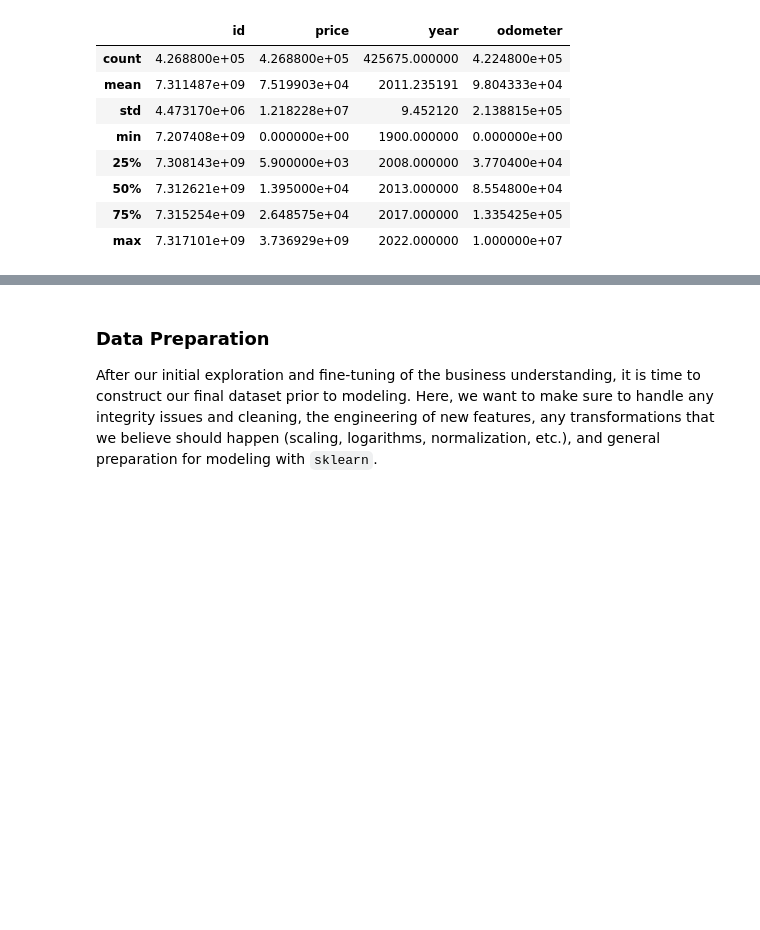
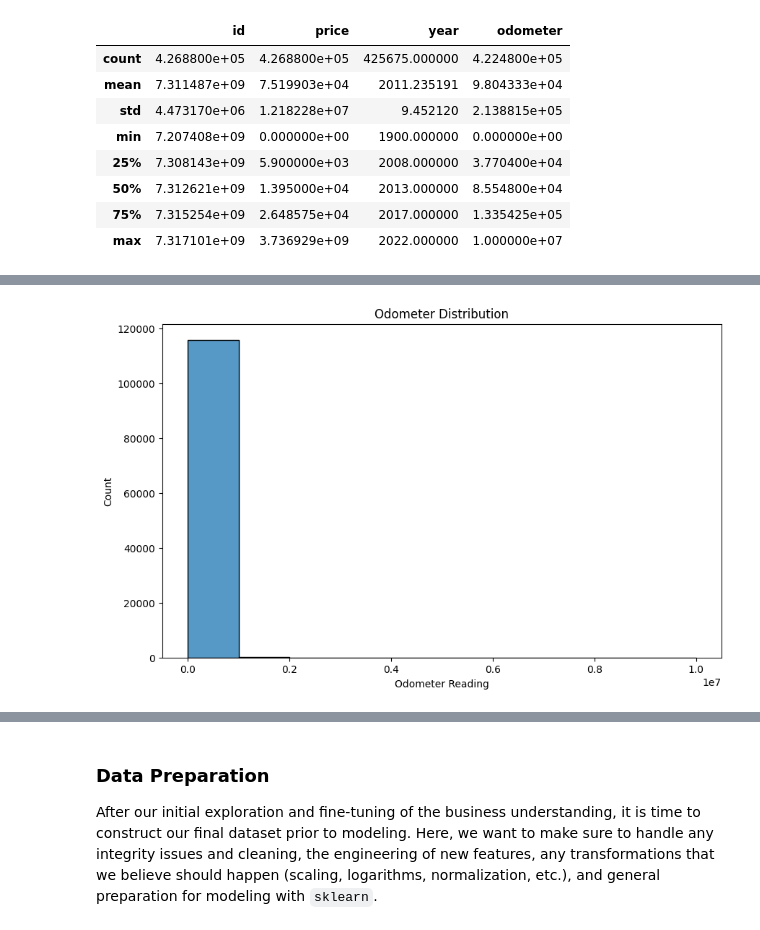
Before and after one commit to ashrivastav33/predict_car_price, a Jupyter notebook: code/predict_car_price_ashri33.ipynb, the cells around one changed output, grey strips where cells are left out. Saved outputs shown, nothing was run; the diff lists cells and outputs as text; code cells hidden in the pictures; blank space fills up the shorter version.

```diff
--- a/code/predict_car_price_ashri33.ipynb
+++ b/code/predict_car_price_ashri33.ipynb
@@ -92,0 +121,8 @@ used_vehicle_df.describe()
+# %%
+plt.figure(figsize=(10,6))
+sns.histplot(used_vehicle_df['odometer'], bins=10)
+plt.title("Odometer Distribution")
+plt.xlabel("Odometer Reading")
+plt.show()
+# %% [output]
+[figure, added]
```
Also changed, not shown: parts of 17 cells of this notebook.
